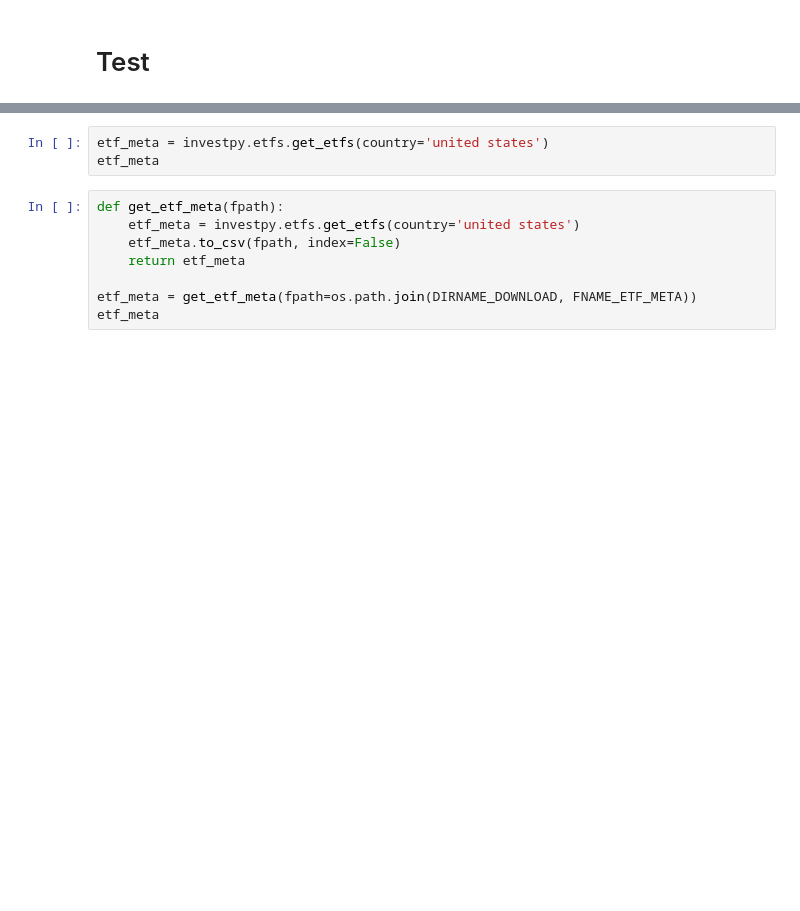
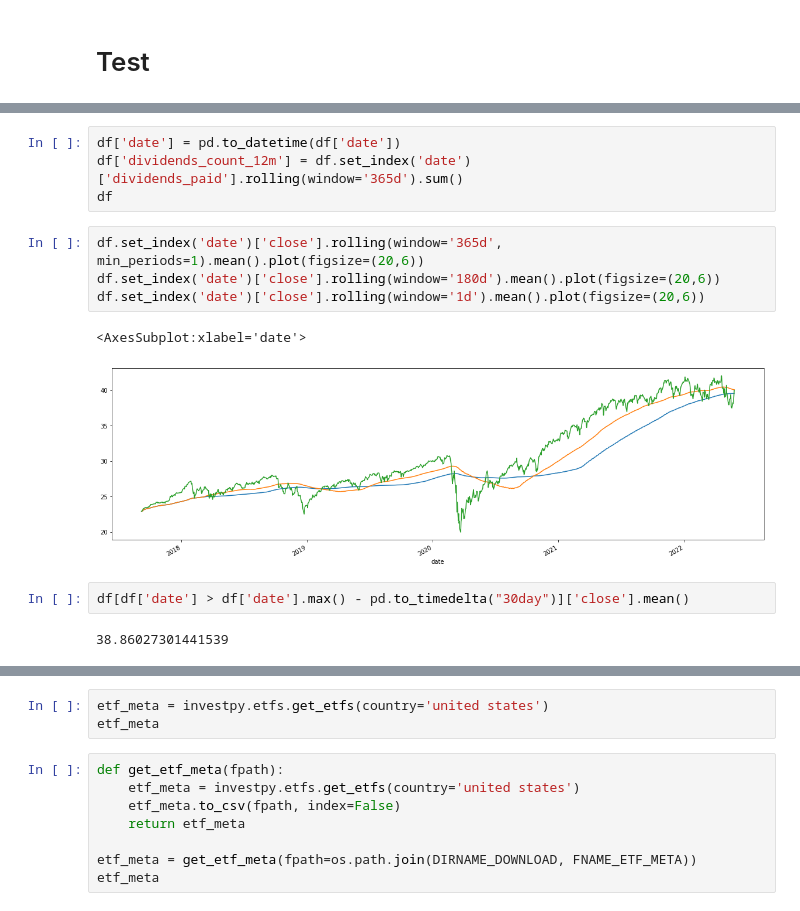
Before and after one commit to vifootball/stock-database-builder, a Jupyter notebook: get_data.ipynb, the cells around one changed output, grey strips where cells are left out. Drawn from its saved outputs; the diff is of its cells as text; blank space fills up the shorter version.

```diff
--- a/get_data.ipynb
+++ b/get_data.ipynb
@@ -59,0 +145,15 @@ master_indices_fred = pd.read_csv(os.path.join(processor.dir_download, processor
+# %%
+df['date'] = pd.to_datetime(df['date'])
+df['dividends_count_12m'] = df.set_index('date')['dividends_paid'].rolling(window='365d').sum()
+df
+# %%
+df.set_index('date')['close'].rolling(window='365d', min_periods=1).mean().plot(figsize=(20,6))
+df.set_index('date')['close'].rolling(window='180d').mean().plot(figsize=(20,6))
+df.set_index('date')['close'].rolling(window='1d').mean().plot(figsize=(20,6))
+# %% [output]
+<AxesSubplot:xlabel='date'>
+[figure, added]
+# %%
+df[df['date'] > df['date'].max() - pd.to_timedelta("30day")]['close'].mean()
+# %% [output]
+38.86027301441539
```
Also changed, not shown: parts of 27 cells of this notebook, 2 other files.
